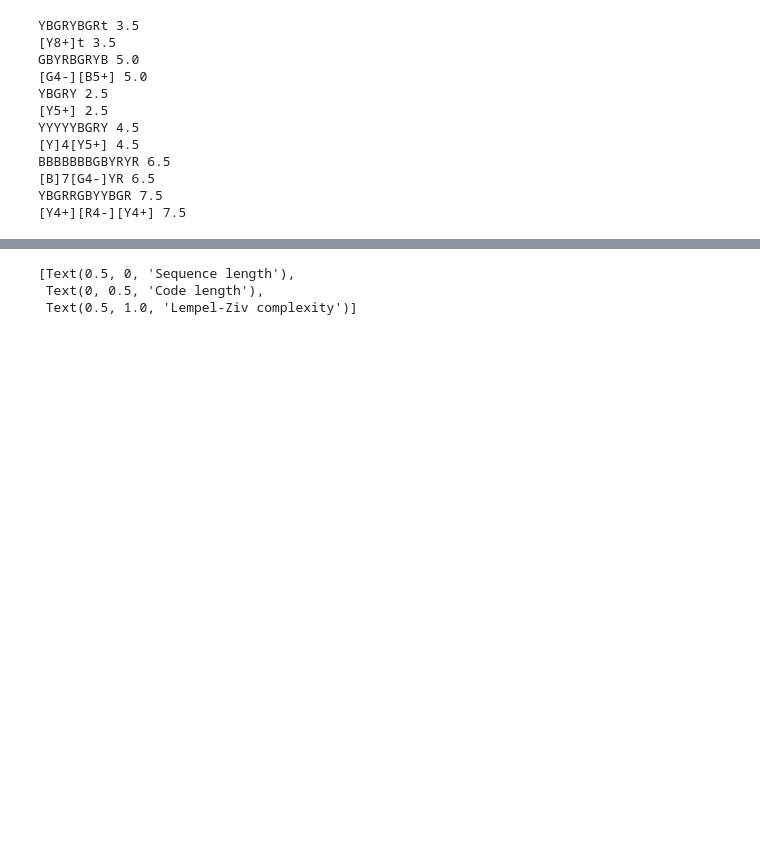
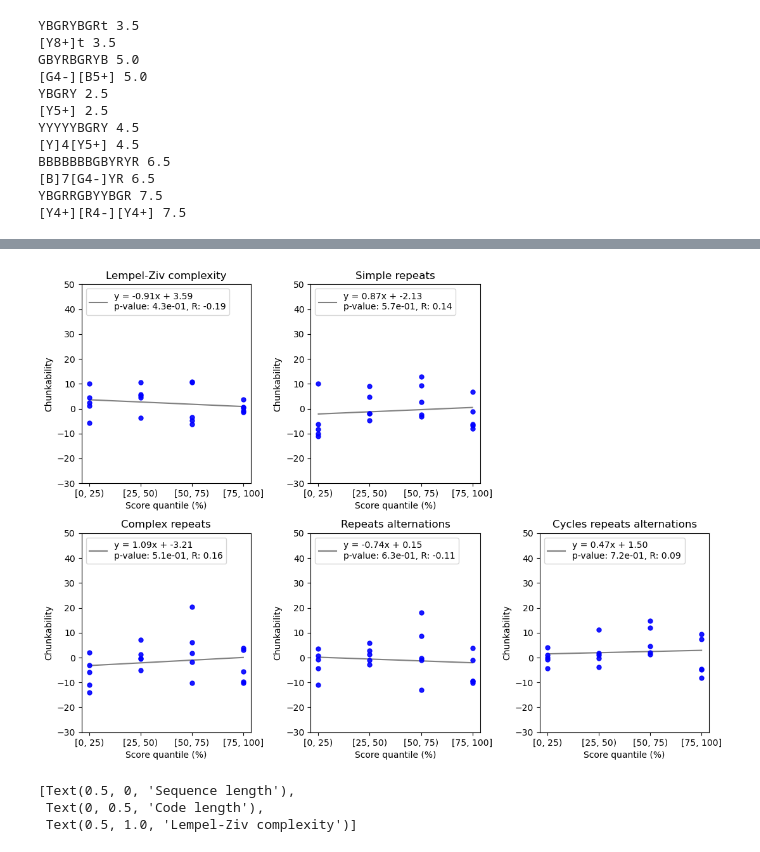
Before and after one commit to qsimeon/PSY1401Projects, a Jupyter notebook: final_project/RepeatsScheme.ipynb, the cells around one changed output, grey strips where cells are left out. Cells and saved outputs as stored; diff of their text form; code cells hidden in the pictures; blank space fills up the shorter version.

```diff
--- a/final_project/RepeatsScheme.ipynb
+++ b/final_project/RepeatsScheme.ipynb
@@ -513,3 +397,71 @@ Text(0.5, 0.98, 'Simulated random data')
+# %%
+# Quartile analysis for random sequences
+np.random.seed(128)
+
+# Calculate score quartiles
+pbins = [-1, 25, 50, 75, 101]
+N_quants = len(pbins) - 1
+N_iters = 5
+
+chunk_avgs = np.zeros((N_iters, N_schemes, N_quants))
+chunk_medians = np.zeros((N_iters, N_schemes, N_quants))
+
+for n in range(N_iters):
+    idx_n = np.random.randint(0, N_samples, N_samples//N_iters)
+    length_percentiles = np.array([stats.percentileofscore(lengths[idx_n], i, kind='mean') for i in lengths[idx_n]])
+    length_quantiles = np.digitize(length_percentiles, pbins)
+
+    for q in range(N_quants):
+
+        idx_q = np.where(length_quantiles == q+1)[0]
+        if idx_q.shape[0] < min_per_bin:
+            print('Not enough data: ', q)
+            continue
+
+        for s in range(N_schemes):
+            chunk_avgs[n, s, q] = np.mean(np.array(chunkabilities[s])[idx_q])
+
+# Linear regression
+lin_regs = dict(ms=[], bs=[], rs=[], ps=[], std_errs=[])
+x_reg = np.tile(x, N_iters)
+for s in range(N_schemes):
+    m, b, r, p, std_err = stats.linregress(x_reg, chunk_avgs[:, s, :].flatten())
+    lin_regs['ms'].append(m)
+    lin_regs['bs'].append(b)
+    lin_regs['rs'].append(r)
+    lin_regs['ps'].append(p)
+    lin_regs['std_errs'].append(std_err)
+
+# Plot
+alpha = 0.9
+sz = 25
+
+fig = plt.figure(figsize=(11, 8))
+gs = gridspec.GridSpec(2, 3)
+ax1 = fig.add_subplot(gs[0, 0])
+ax2 = fig.add_subplot(gs[0, 1])
+ax3 = fig.add_subplot(gs[1, 0])
+ax4 = fig.add_subplot(gs[1, 1])
+ax5 = fig.add_subplot(gs[1, 2])
+
+for s, ax in enumerate([ax1, ax2, ax3, ax4, ax5]):
+    for n in range(N_iters):
+        ax.scatter(x, chunk_avgs[n, s], alpha=alpha, color='b', s=sz)
+
+    ax.plot(x, lin_regs['ms'][s]*x + lin_regs['bs'][s], color='grey', zorder=0,
+            label=f'y = {lin_regs["ms"][s]:.2f}x + {lin_regs["bs"][s]:.2f}\np-value: {lin_regs["ps"][s]:.1e}, R: {lin_regs["rs"][s]:.2f}')
+
+    ax.set(xlabel='Score quantile (%)', ylabel='Chunkability',
+            title=['Lempel-Ziv complexity', 'Simple repeats', 'Complex repeats',
+                    'Repeats alternations', 'Cycles repeats alternations'][s])
+    ax.set_yticks(np.arange(-30, 51, 10))
+    ax.set_xticks(x)
+    ax.set_xticklabels(['[0, 25)', '[25, 50)', '[50, 75)', '[75, 100]'])
+    ax.legend(loc='upper left')
+
+plt.tight_layout()
+# %% [output]
+[figure, added]
 # %%
 np.random.seed(128)
 random_seqs = sample_random_sequences(30, 10000, min=5)
```
Also changed, not shown: parts of 15 cells of this notebook, 3 other files.
